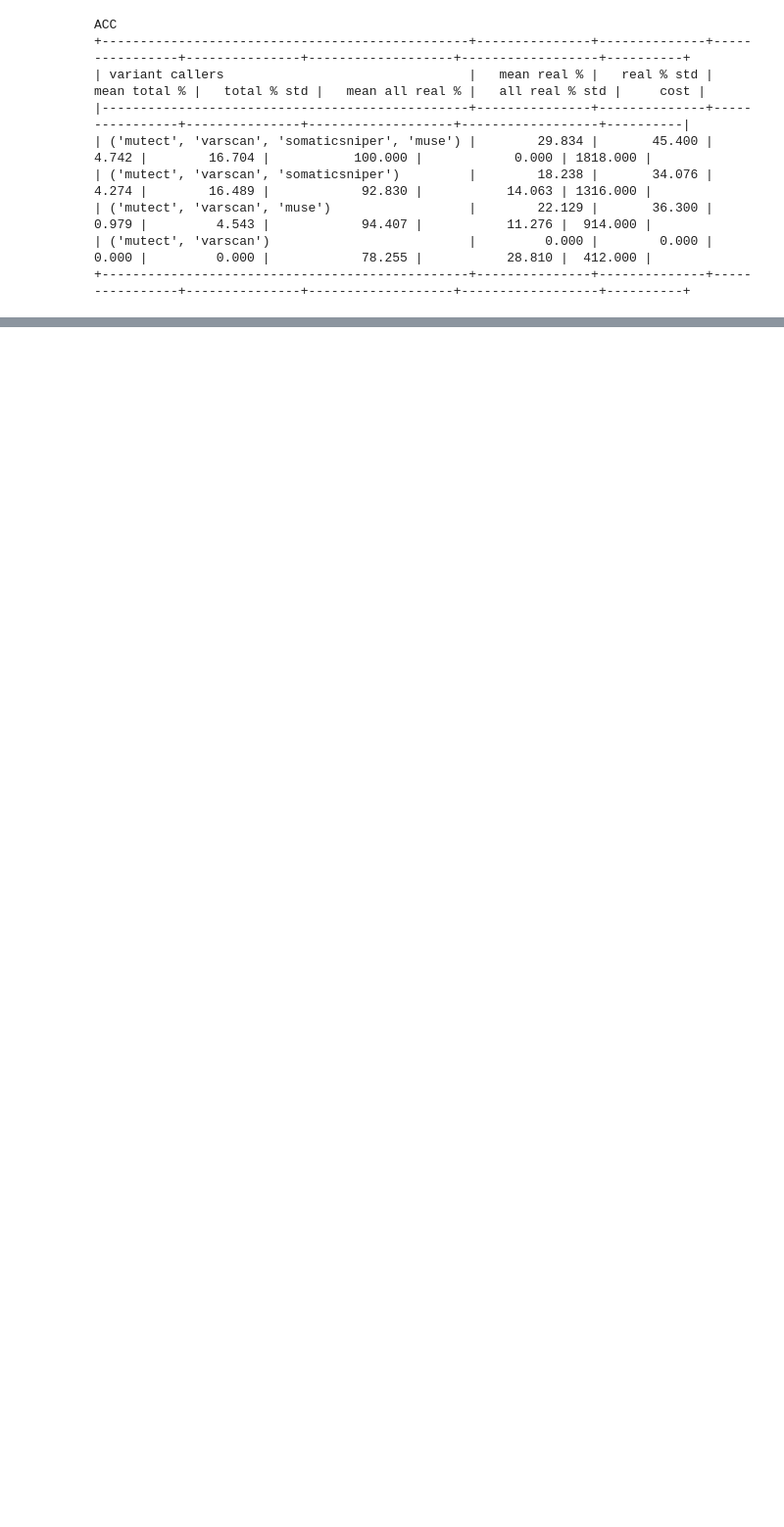
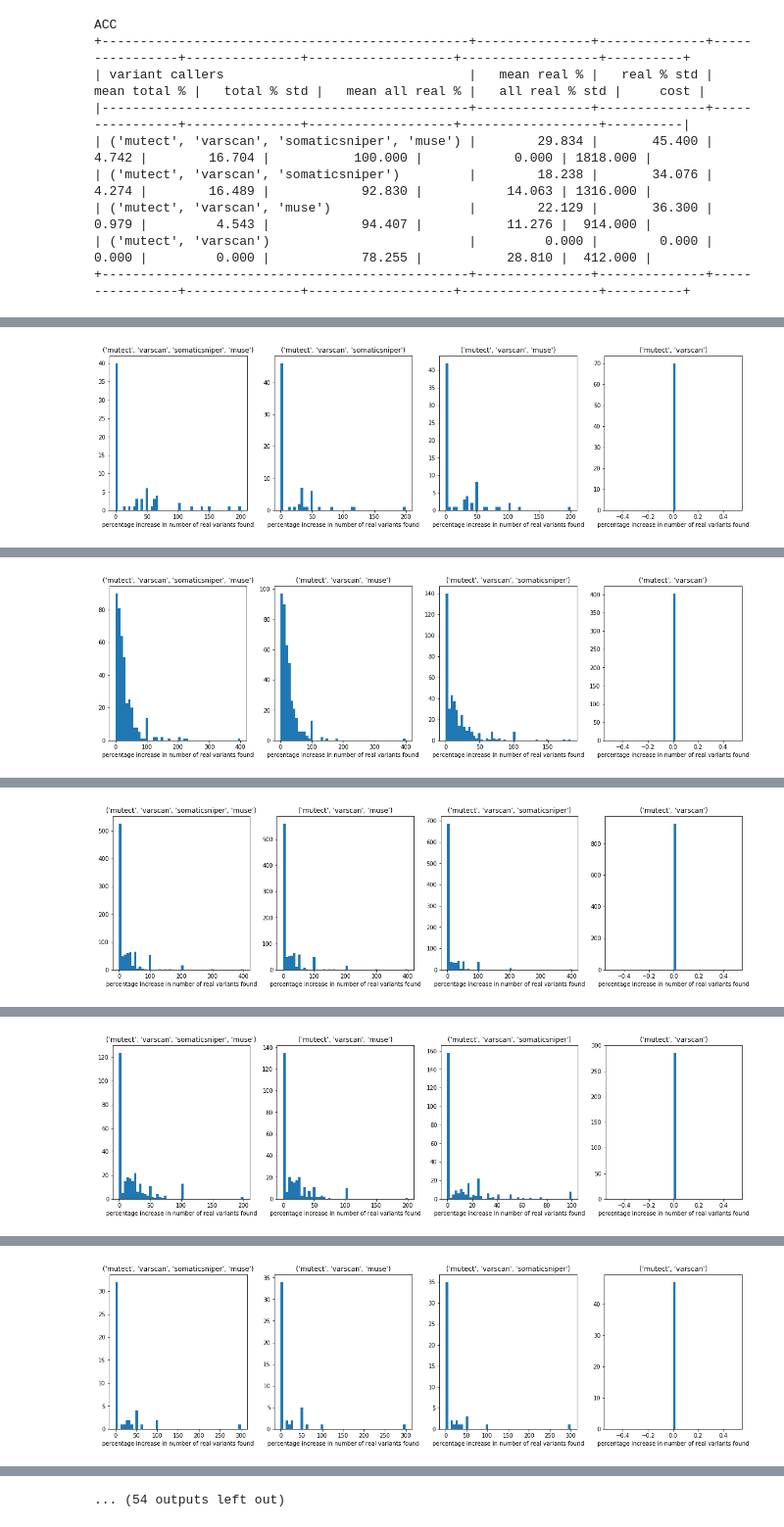
Before and after one commit to kathrynleung/gdcdata, a Jupyter notebook: cost.ipynb, the cells around one changed output, grey strips where cells are left out. Shown at 98% size. Saved outputs shown, nothing was run; the diff lists cells and outputs as text; code cells hidden in the pictures; blank space fills up the shorter version.

```diff
--- a/cost.ipynb
+++ b/cost.ipynb
@@ -110,6 +109,7 @@ def individual_analysis(original, cancer, possible_callers, tabu):
     if tabu == True:
         print(cancer)
         print(tabulate(averages, headers=['variant callers', 'mean real %', 'real % std', 'mean total %', 'total % std', 'mean all real %', 'all real % std'], tablefmt='psql',floatfmt=(".0f",".3f",".3f", ".3f",".3f",".3f", ".3f")))
-    return averages
-ave = individual_analysis(original, 'ACC', possible_callers, tabu = True)
+    return averages, np.array(allrealdiff)
+
+ave, real = individual_analysis(original, 'BRCA', possible_callers, tabu = True)
 # %% [output]
@@ -163,3 +163,65 @@ ACC
 | ('mutect', 'varscan', 'muse')                  |        22.129 |       36.300 |          0.979 |         4.543 |            94.407 |           11.276 |  914.000 |
 | ('mutect', 'varscan')                          |         0.000 |        0.000 |          0.000 |         0.000 |            78.255 |           28.810 |  412.000 |
 +------------------------------------------------+---------------+--------------+----------------+---------------+-------------------+------------------+----------+
+# %%
+for cancer in possible_cancers:
+    # allrealdiff
+    ave, real = individual_analysis(original, cancer, possible_callers, tabu = True)
+    realhist = dict([(ind, []) for ind in ave.index])
+    df = pd.DataFrame(0, index=ave.index, columns=['0%', '> 0%', '>= 25%',
+                                                   '>= 50%', '>= 75%', '>= 100%'])
+    # 0% increase, greater than 0, greater than 25, greater than 75, greater than 100
+    zc = []
+    z = []
+    tf = []
+    f = []
+    sf = []
+    oh = []
+    for i in range(len(ave.index)):
+
+        zerocount = [j for j in real[:,i] if j == 0]
+        zero = [j for j in real[:,i] if j > 0]
+        twenty_five = [j for j in real[:,i] if j >= 25]
+        fifty = [j for j in real[:,i] if j >= 50]
+        seventy_five = [j for j in real[:,i] if j >=75]
+        one_hundred = [j for j in real[:,i] if j >=100]
+
+        realhist[ave.index[i]]=real[:,i]
+
+
+        zc.append(len(zerocount)/len(realhist[ave.index[i]]))
+
+        z.append(len(zero)/len(realhist[ave.index[i]]))
+
+        tf.append(len(twenty_five)/len(realhist[ave.index[i]]))
+
+        f.append(len(fifty)/len(realhist[ave.index[i]]))
+
+        sf.append(len(seventy_five)/len(realhist[ave.index[i]]))
+
+        oh.append(len(one_hundred)/len(realhist[ave.index[i]]))
+
+        counts = np.histogram(realhist[ave.index[i]], bins = 50)
+    fig, ax = pyplot.subplots(1,4, figsize = (20,5))
+    ax[0].hist(realhist[ave.index[0]], bins = 50)
+    ax[0].set_title(ave.index[0])
+    ax[0].set_xlabel('percentage increase in number of real variants found')
+    ax[1].hist(realhist[ave.index[1]], bins = 50)
+    ax[1].set_title(ave.index[1])
+    ax[1].set_xlabel('percentage increase in number of real variants found')
+    ax[2].hist(realhist[ave.index[2]], bins = 50)
+    ax[2].set_title(ave.index[2])
+    ax[2].set_xlabel('percentage increase in number of real variants found')
+    ax[3].hist(realhist[ave.index[3]], bins = 50)
+    ax[3].set_title(ave.index[3])
+    ax[3].set_xlabel('percentage increase in number of real variants found')
+    df['0%'] = zc
+    df['> 0%'] = z
+    df['>= 25%'] = tf
+    df['>= 50%'] = f
+    df['>= 75%'] = sf
+    df['>= 100%'] = oh
+    print(tabulate(df, headers=['variant callers', '= 0%', '> 0%', '>= 25%', '>= 50%', '>= 75%', '>= 100%'], tablefmt='psql',floatfmt=(".0f",".3f",".3f", ".3f",".3f",".3f", ".3f")))
+    pyplot.show()
+    #print(realhist)
+# %% [output]
@@ -165,0 +245 @@ ACC
+[figure, added]
@@ -165,0 +263 @@ ACC
+[figure, added]
@@ -165,0 +281 @@ ACC
+[figure, added]
@@ -165,0 +299 @@ ACC
+[figure, added]
@@ -165,0 +317 @@ ACC
+[figure, added]
@@ -165,0 +336 @@ ACC
+... (54 outputs left out)
```
Also changed, not shown: parts of 8 cells of this notebook.
